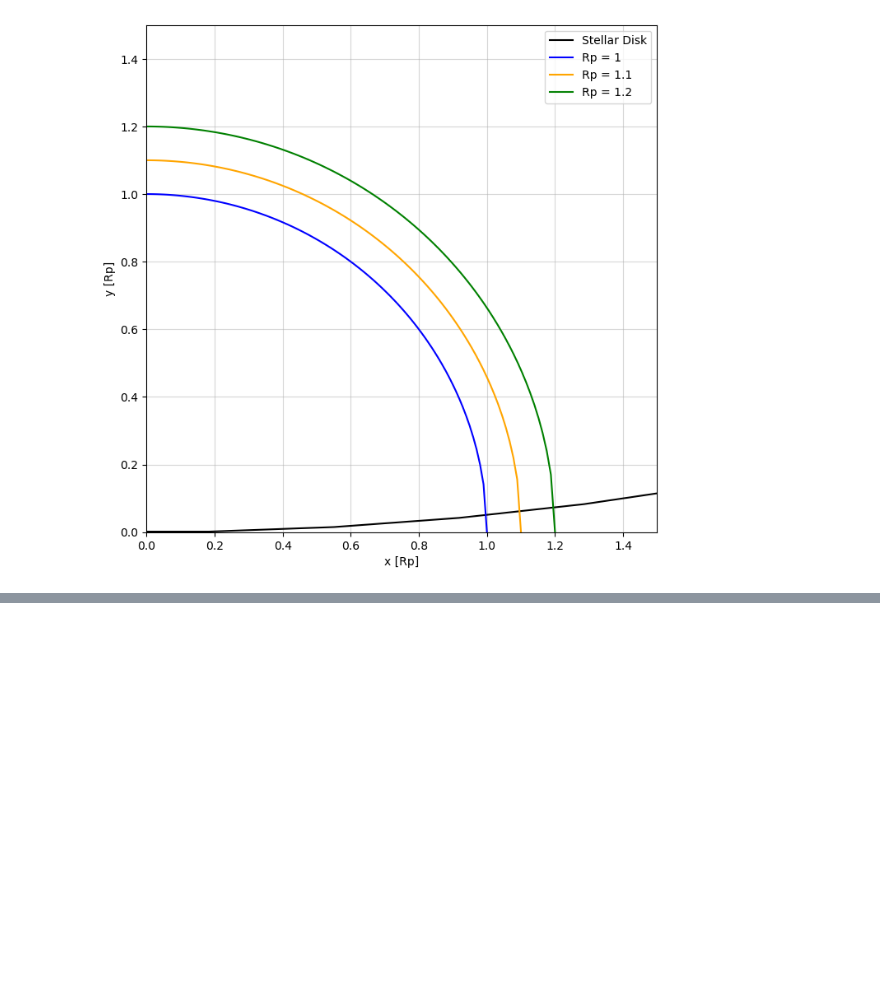
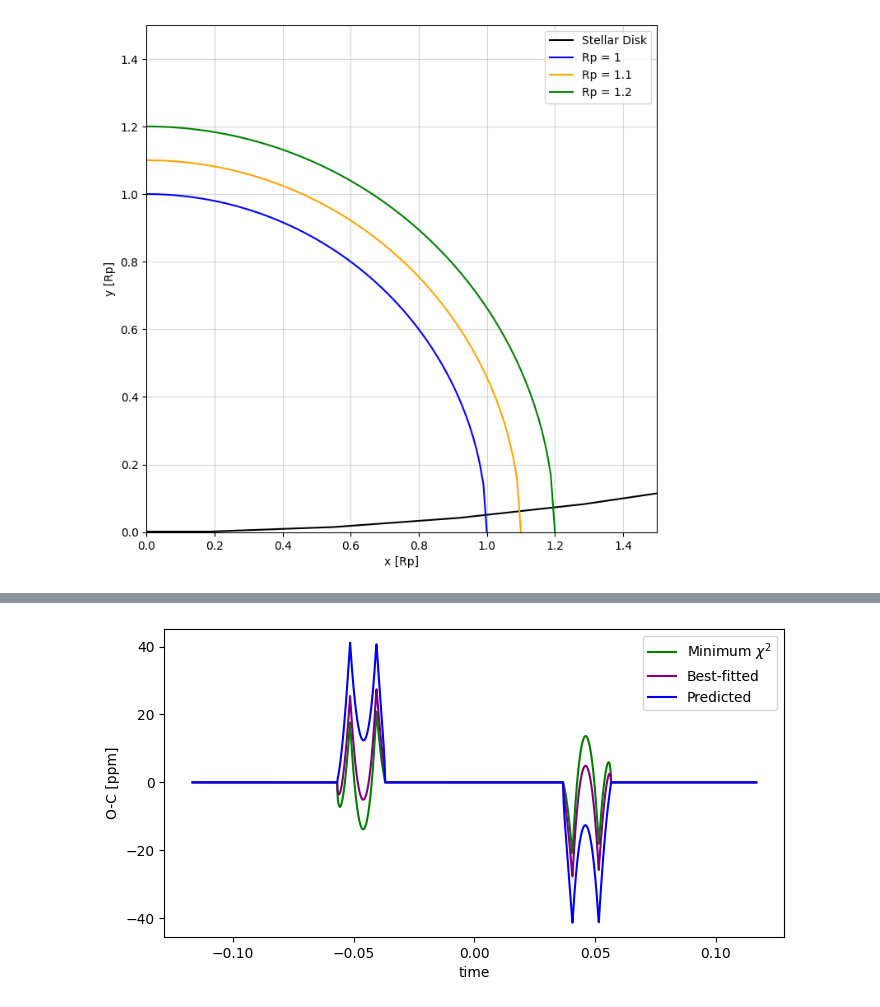
Before and after one commit to mm-murphy/MimickingAsymmetries, a Jupyter notebook: Pole during ingress midpoint problem.ipynb, the cells around one changed output, grey strips where cells are left out. Saved outputs shown, nothing was run; the diff lists cells and outputs as text; code cells hidden in the pictures; blank space fills up the shorter version.

```diff
--- a/Pole during ingress midpoint problem.ipynb
+++ b/Pole during ingress midpoint problem.ipynb
@@ -55,0 +424,14 @@ plt.show()
+# %%
+min_chi_idx = np.argmin(chi2s)
+pred_idx = np.searchsorted(dt_testvals, dt_predicted)
+estfit_idx = np.searchsorted(dt_testvals, 1.1*dt_predicted)
+# %%
+fig, ax = plt.subplots(figsize=(8,4))
+ax.plot(t, residuals_all[min_chi_idx], c='green', label=r'Minimum $\chi^2$')
+ax.plot(t, residuals_all[estfit_idx], c='purple', label='Best-fitted')
+ax.plot(t, residuals_all[pred_idx], c='blue', label='Predicted')
+ax.set(xlabel='time', ylabel='O-C [ppm]')
+ax.legend(loc='best')
+plt.show()
+# %% [output]
+[figure, added]
```
Also changed, not shown: parts of 7 cells of this notebook.
